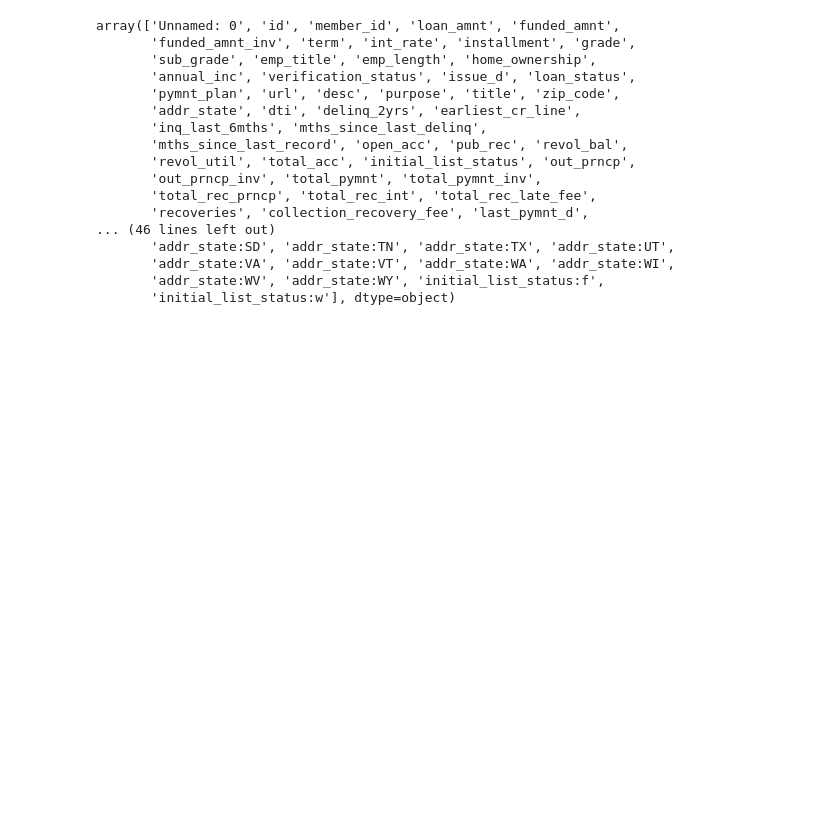
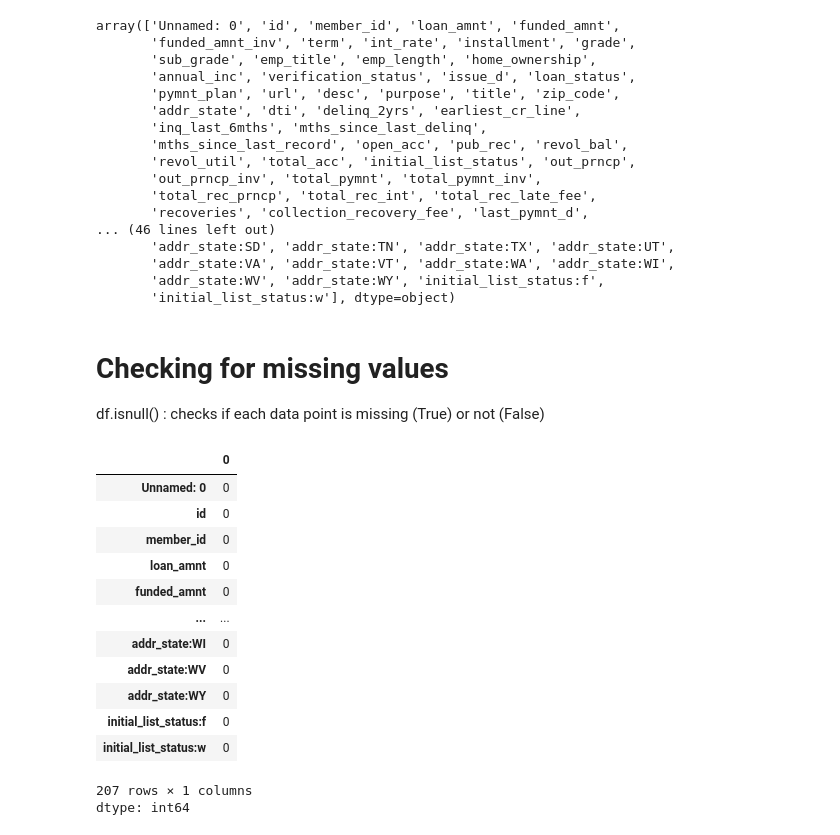
Before and after one commit to imdsarfraz/Credit-Risk-Modeling, a Jupyter notebook: Credit_Risk_Modelling.ipynb, the cells around one changed output. Drawn from its saved outputs; the diff is of its cells as text; code cells hidden in the pictures; blank space fills up the shorter version.

```diff
--- a/Credit_Risk_Modelling.ipynb
+++ b/Credit_Risk_Modelling.ipynb
@@ -465,3 +465,25 @@ array(['Unnamed: 0', 'id', 'member_id', 'loan_amnt', 'funded_amnt',
        'addr_state:VA', 'addr_state:VT', 'addr_state:WA', 'addr_state:WI',
        'addr_state:WV', 'addr_state:WY', 'initial_list_status:f',
        'initial_list_status:w'], dtype=object)
+# %% [markdown]
+# Checking for missing values
+
+df.isnull() : checks if each data point is missing (True) or not (False)
+# %%
+loan_data.isnull().sum()
+#Can't see all the rows
+# %% [output]
+|  | 0 |
+| Unnamed: 0 | 0 |
+| id | 0 |
+| member_id | 0 |
+| loan_amnt | 0 |
+| funded_amnt | 0 |
+| ... | ... |
+| addr_state:WI | 0 |
+| addr_state:WV | 0 |
+| addr_state:WY | 0 |
+| initial_list_status:f | 0 |
+| initial_list_status:w | 0 |
+207 rows × 1 columns
+dtype: int64
```
Also changed, not shown: parts of 7 cells of this notebook.
